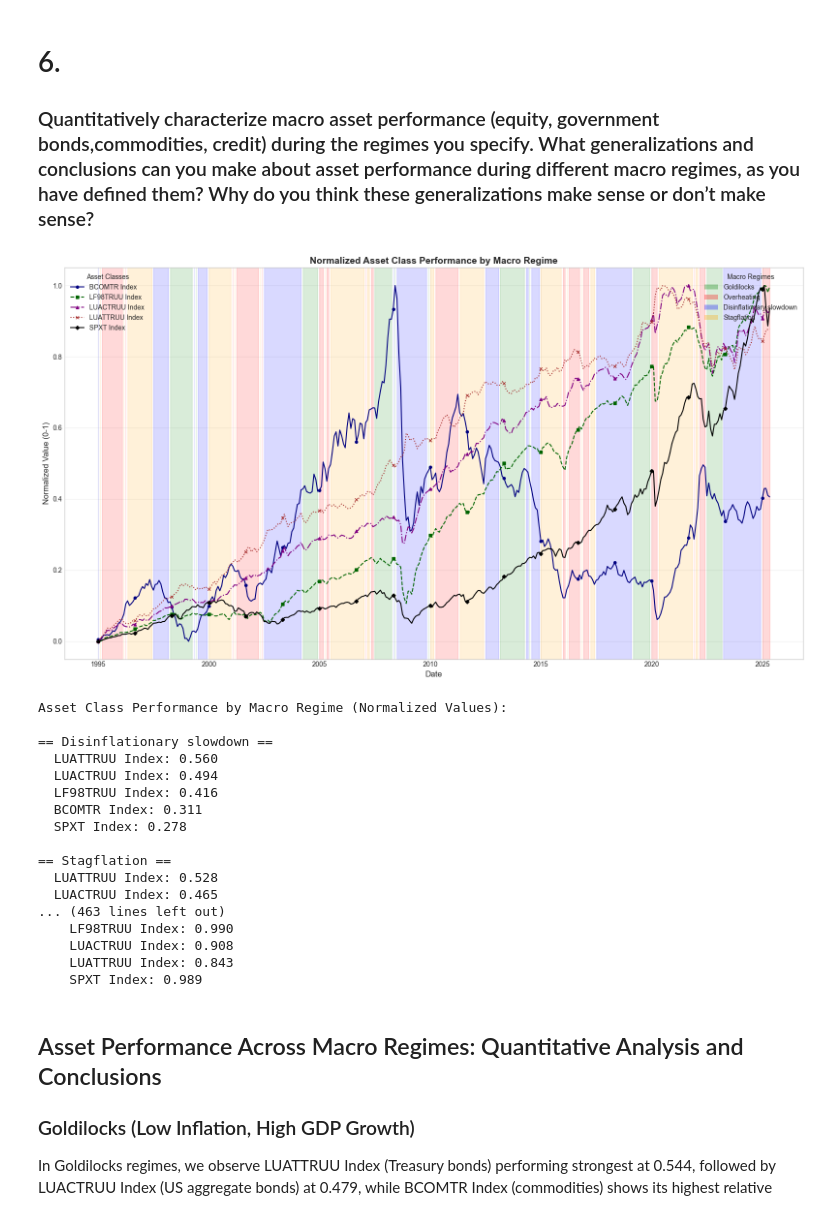
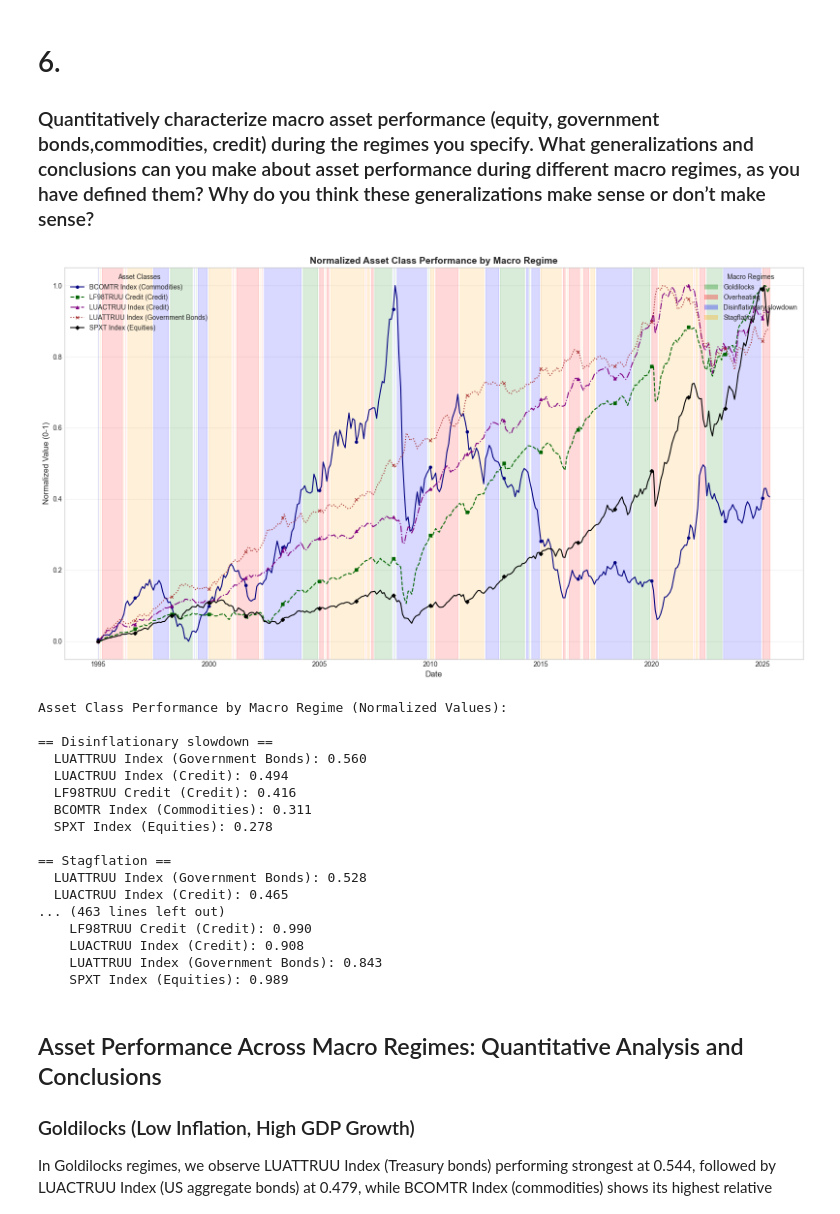
Before and after one commit to SamuelRubidgeUChicago/FINM_35900, a Jupyter notebook: FINM35900_HW2.ipynb, the cells around one changed output. Saved outputs shown, nothing was run; the diff lists cells and outputs as text; code cells hidden in the pictures.

```diff
--- a/FINM35900_HW2.ipynb
+++ b/FINM35900_HW2.ipynb
@@ -197,6 +197,18 @@ df_assets['Date'] = pd.to_datetime(df_assets['Date'], format='%m/%d/%Y')
 
 # Sort by date
 df_assets = df_assets.sort_values('Date')
+
+# Rename columns for clarity
+rename_dict = {
+    'BCOMTR Index': 'BCOMTR Index (Commodities)',
+    'SPXT Index': 'SPXT Index (Equities)',
+    'LUATTRUU Index': 'LUATTRUU Index (Government Bonds)',
+    'LUACTRUU Index': 'LUACTRUU Index (Credit)',
+    'LF98TRUU Index': 'LF98TRUU Credit (Credit)'
+}
+df_assets.rename(columns=rename_dict, inplace=True)
+
+
 
 # Resample to monthly frequency for each column
 df_monthly = df_assets.set_index('Date')
@@ -359,51 +371,51 @@ for regime in df_combined['regime'].unique():
 
     for col in asset_columns:
         if not regime_data[col].isna().all():
             avg_perf = regime_data[col].mean()
             regime_performance[regime][col] = avg_perf
 
 # Print insights
 print("\nAsset Class Performance by Macro Regime (Normalized Values):\n")
 for regime, assets in regime_performance.items():
     print(f"== {regime} ==")
     sorted_assets = sorted(assets.items(), key=lambda x: x[1], reverse=True)
     for asset, performance in sorted_assets:
         print(f"  {asset}: {performance:.3f}")
     print()
 
 # Display crossover points between regimes
 regime_changes = df_combined.loc[df_combined['regime'] != df_combined['regime'].shift()]
 print("\nMacro Regime Changes:\n")
 for _, row in regime_changes.iterrows():
     date_str = row['date'].strftime('%Y-%m-%d')
     regime = row['regime']
     print(f"{date_str}: Transition to {regime}")
 
     # Print asset values at regime change
     print("  Asset values at transition:")
     for col in asset_columns:
         if not pd.isna(row[col]):
             print(f"    {col}: {row[col]:.3f}")
     print()
 # %% [output]
-[figure, old version]
+[figure, new version]
 Asset Class Performance by Macro Regime (Normalized Values):
 
 == Disinflationary slowdown ==
-  LUATTRUU Index: 0.560
-  LUACTRUU Index: 0.494
-  LF98TRUU Index: 0.416
-  BCOMTR Index: 0.311
-  SPXT Index: 0.278
+  LUATTRUU Index (Government Bonds): 0.560
+  LUACTRUU Index (Credit): 0.494
+  LF98TRUU Credit (Credit): 0.416
+  BCOMTR Index (Commodities): 0.311
+  SPXT Index (Equities): 0.278
 
 == Stagflation ==
-  LUATTRUU Index: 0.528
-  LUACTRUU Index: 0.465
+  LUATTRUU Index (Government Bonds): 0.528
+  LUACTRUU Index (Credit): 0.465
 ... (463 lines left out)
-    LF98TRUU Index: 0.990
-    LUACTRUU Index: 0.908
-    LUATTRUU Index: 0.843
-    SPXT Index: 0.989
+    LF98TRUU Credit (Credit): 0.990
+    LUACTRUU Index (Credit): 0.908
+    LUATTRUU Index (Government Bonds): 0.843
+    SPXT Index (Equities): 0.989
 # %% [markdown]
 ## Asset Performance Across Macro Regimes: Quantitative Analysis and Conclusions
 
```
Also changed, not shown: parts of 4 cells of this notebook.
